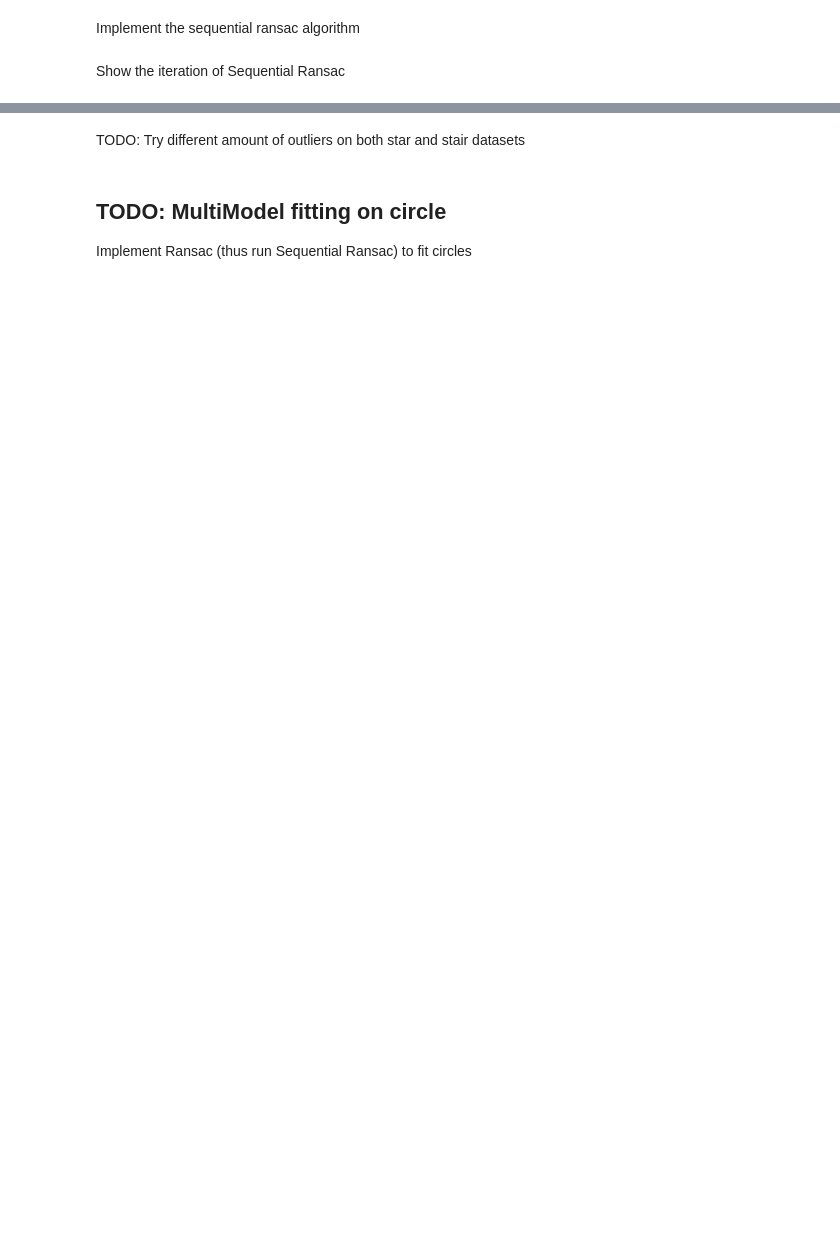
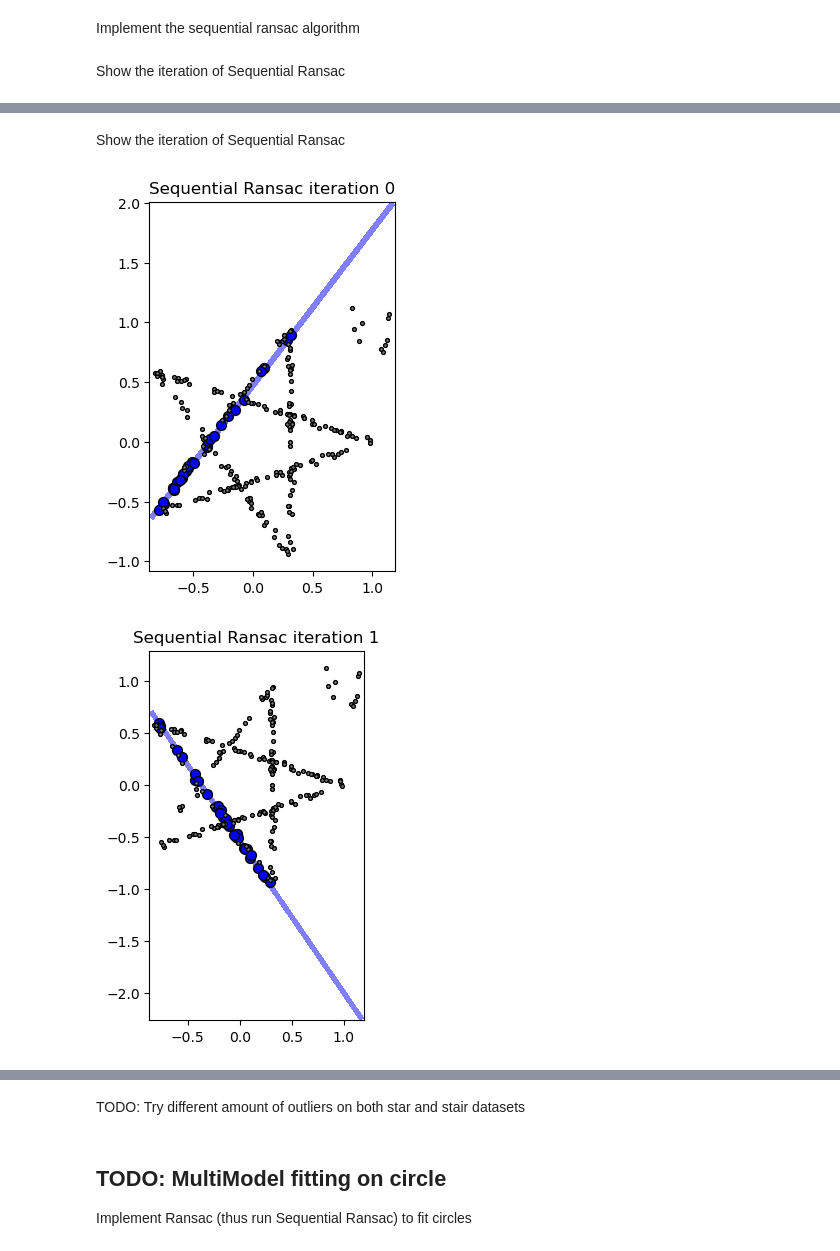
Before and after one commit to SergioPardo55/MMMIP, a Jupyter notebook: Lez24/lez_24_Multi_Model_Fitting.ipynb, the cells around one changed output, grey strips where cells are left out. Saved outputs shown, nothing was run; the diff lists cells and outputs as text; code cells hidden in the pictures; blank space fills up the shorter version.

```diff
--- a/Lez24/lez_24_Multi_Model_Fitting.ipynb
+++ b/Lez24/lez_24_Multi_Model_Fitting.ipynb
@@ -197,0 +343,25 @@ for i in range(kappa):
+# %% [markdown]
+Show the iteration of Sequential Ransac
+# %%
+Y = X.copy()
+plt.gca().set_aspect('equal')
+for i in range(kappa):
+
+    # display a band for each model estimated (see display_band function)
+    display_band(Y, currentModel[i], epsi, col)
+
+    # plot inliers for this model
+    plt.scatter(Y[0,currentInliers[i]], Y[1,currentInliers[i]], 50, col, marker='o', edgecolors='k', alpha=1)
+
+    # you need to remove the inliers you have plot from Y, otherwise the indexes are wrong
+    Y = np.delete(Y, currentInliers[i], axis=1)
+
+    # plot the remaining inliers in gray just for guidance
+    plt.scatter(Y[0, :], Y[1, :], 30, "gray", marker=".", edgecolors="k")
+
+    plt.title(f'Sequential Ransac iteration {i:d}')
+
+    plt.show()
+# %% [output]
+[figure, added]
+[figure, added]
```
Also changed, not shown: parts of 17 cells of this notebook.
